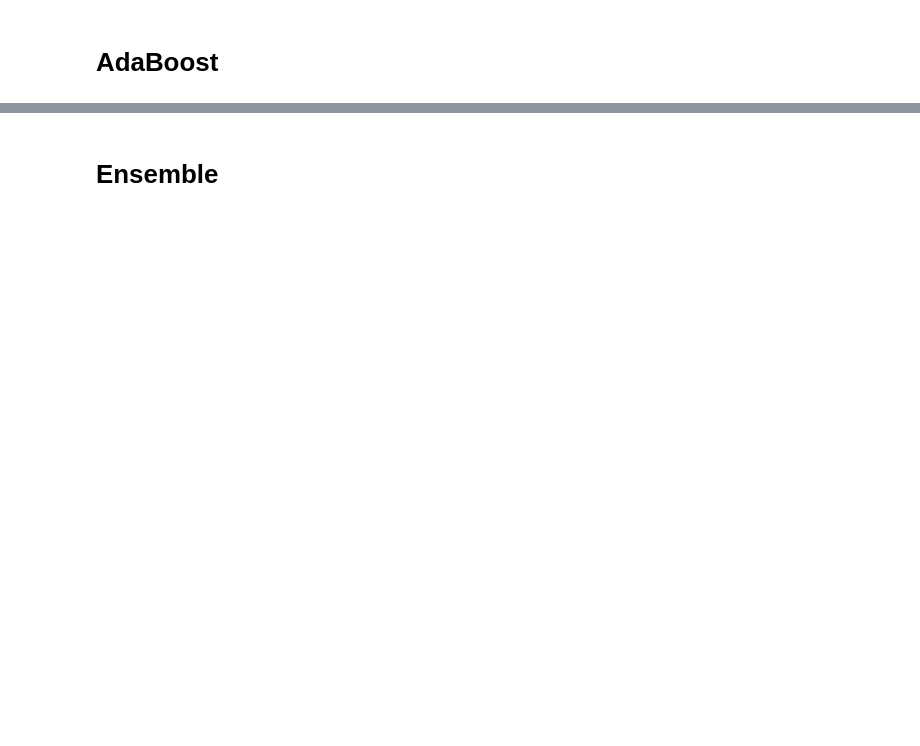
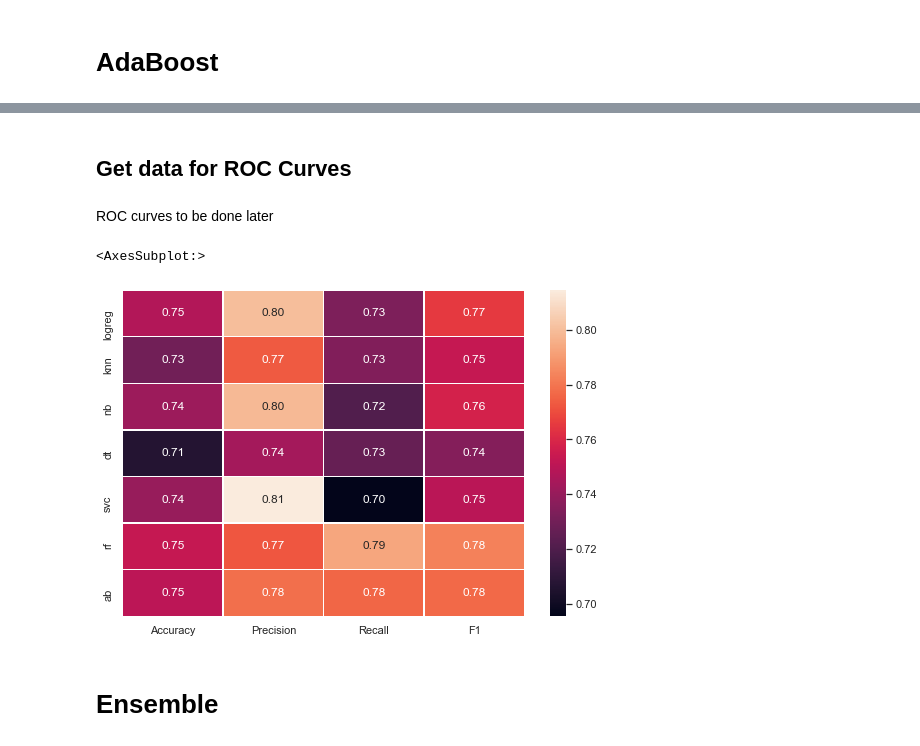
Before and after one commit to malefiz1988/project-kickstarter, a Jupyter notebook: modelNB.ipynb, the cells around one changed output, grey strips where cells are left out. Cells and saved outputs as stored; diff of their text form; code cells hidden in the pictures; blank space fills up the shorter version.

```diff
--- a/modelNB.ipynb
+++ b/modelNB.ipynb
@@ -610,9 +684,9 @@ pipe_ab = Pipeline([
 
 #Grid search Parameters
 param_ab = {
-            "ab__base_estimator":[None],
-            "ab__n_estimators":[50],
-            "ab__learning_rate":[1.0],
+            "ab__base_estimator":[None, LogisticRegression(),BernoulliNB()],
+            "ab__n_estimators":[20,50,100],
+            "ab__learning_rate":[0.1,1.0,10],
             "ab__algorithm":['SAMME.R'],
             "ab__random_state":[RSEED],
             }
@@ -620,7 +694,7 @@ param_ab = {
 grid_ab = GridSearchCV(pipe_ab,
                            param_grid=param_ab,
                            cv=5,
-                           scoring='accuracy',
+                           scoring='precision',
                            verbose=5,
                            n_jobs=-1)
 # %%
@@ -669,0 +732,2 @@ sns.heatmap(confusion_matrix(y_test, y_ab_pred_test), annot=True, cmap='YlGn', f
+# %% [markdown]
+## Get data for ROC Curves
@@ -669,0 +778,2 @@ sns.heatmap(confusion_matrix(y_test, y_ab_pred_test), annot=True, cmap='YlGn', f
+# %% [markdown]
+ROC curves to be done later
@@ -670,3 +825,11 @@ sns.heatmap(confusion_matrix(y_test, y_ab_pred_test), annot=True, cmap='YlGn', f
+# %%
+sns.set_theme()
+
+f, ax = plt.subplots(figsize=(9, 6))
+sns.heatmap(df_ev.transpose(), annot=True, fmt=".2f", linewidths=.5, ax= ax)
+# %% [output]
+<AxesSubplot:>
+[figure, added]
 # %% [markdown]
 # Ensemble
 # %%
```
Also changed, not shown: parts of 63 cells of this notebook, 17 other files.
